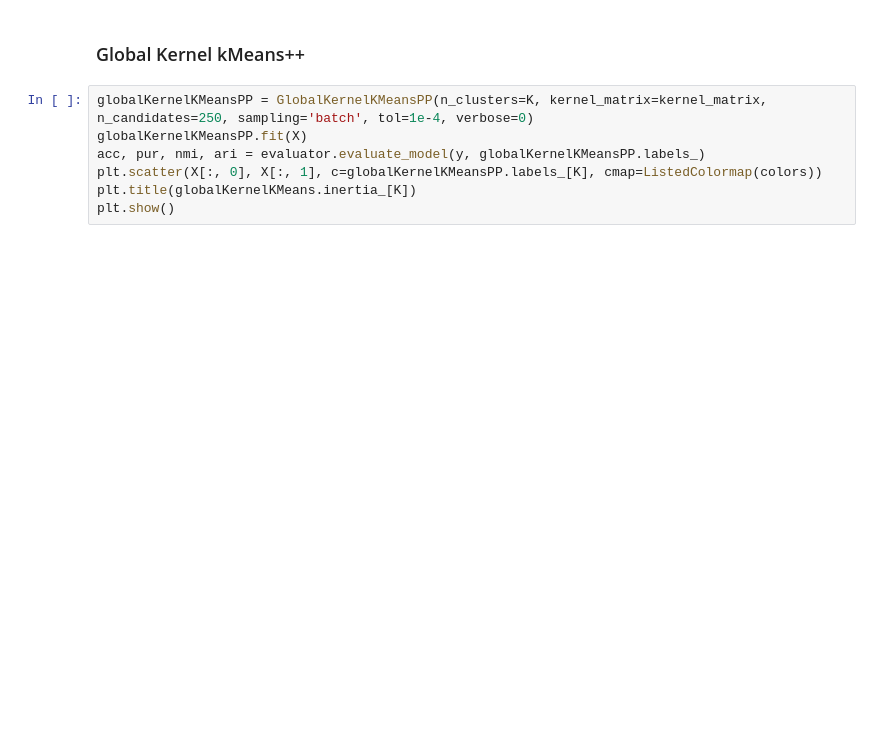
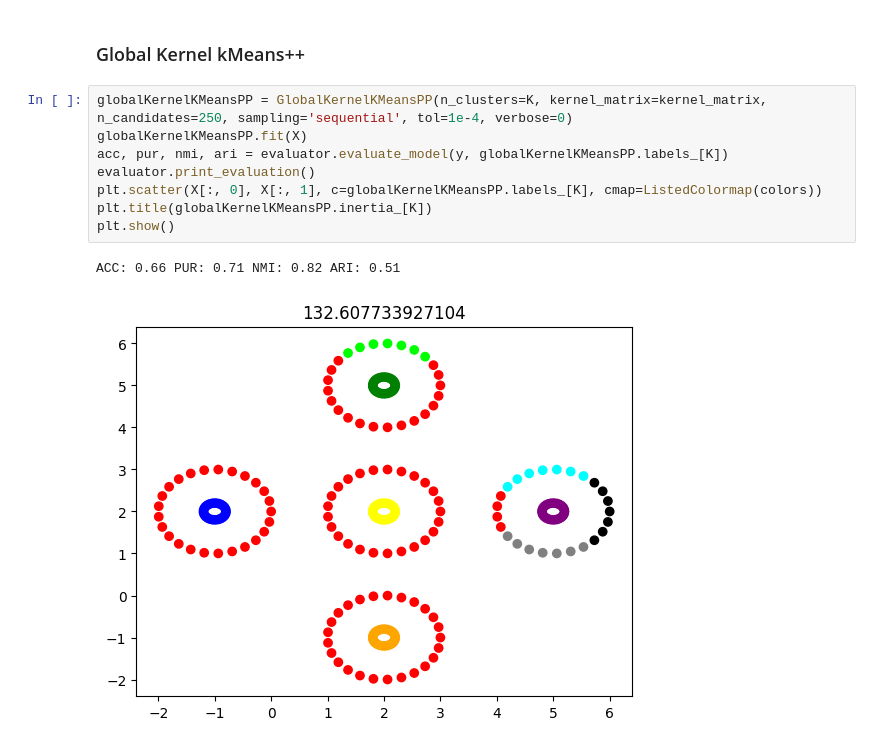
Before and after one commit to gvardakas/global-kernel-k-means-pp, a Jupyter notebook: Kernel k-means.ipynb, the cells around one changed output. Saved outputs shown, nothing was run; the diff lists cells and outputs as text; blank space fills up the shorter version.

```diff
--- a/Kernel k-means.ipynb
+++ b/Kernel k-means.ipynb
@@ -106,9 +109,13 @@ KeyboardInterrupt:
 # %% [markdown]
 ### Global Kernel kMeans++
 # %%
-globalKernelKMeansPP = GlobalKernelKMeansPP(n_clusters=K, kernel_matrix=kernel_matrix, n_candidates=250, sampling='batch', tol=1e-4, verbose=0)
+globalKernelKMeansPP = GlobalKernelKMeansPP(n_clusters=K, kernel_matrix=kernel_matrix, n_candidates=250, sampling='sequential', tol=1e-4, verbose=0)
 globalKernelKMeansPP.fit(X)
-acc, pur, nmi, ari = evaluator.evaluate_model(y, globalKernelKMeansPP.labels_)
+acc, pur, nmi, ari = evaluator.evaluate_model(y, globalKernelKMeansPP.labels_[K])
+evaluator.print_evaluation()
 plt.scatter(X[:, 0], X[:, 1], c=globalKernelKMeansPP.labels_[K], cmap=ListedColormap(colors))
-plt.title(globalKernelKMeans.inertia_[K])
+plt.title(globalKernelKMeansPP.inertia_[K])
 plt.show()
+# %% [output]
+ACC: 0.66 PUR: 0.71 NMI: 0.82 ARI: 0.51
+[figure, added]
```
Also changed, not shown: parts of 5 cells of this notebook.
